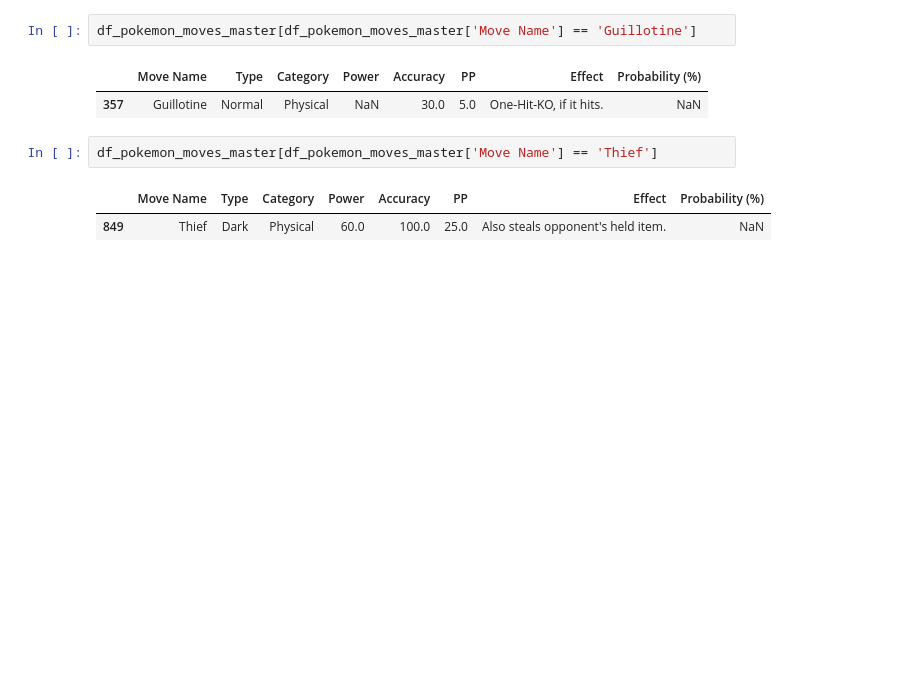
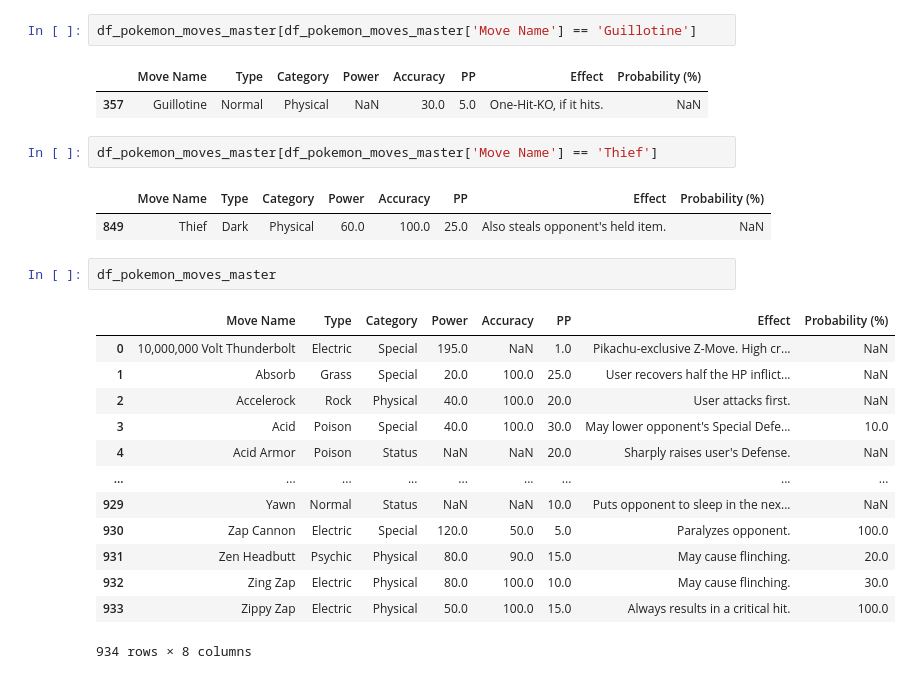
Before and after one commit to chriskopel/py_poke, a Jupyter notebook: Pick_em/Sandbox/pick_em_sandbox_v_0_2.ipynb, the cells around one changed output. Saved outputs shown, nothing was run; the diff lists cells and outputs as text; blank space fills up the shorter version.

```diff
--- a/Pick_em/Sandbox/pick_em_sandbox_v_0_2.ipynb
+++ b/Pick_em/Sandbox/pick_em_sandbox_v_0_2.ipynb
@@ -191,3 +193,19 @@ df_pokemon_moves_master[df_pokemon_moves_master['Move Name'] == 'Thief']
 # %% [output]
 |  | Move Name | Type | Category | Power | Accuracy | PP | Effect | Probability (%) |
 | 849 | Thief | Dark | Physical | 60.0 | 100.0 | 25.0 | Also steals opponent's held item. | NaN |
+# %%
+df_pokemon_moves_master
+# %% [output]
+|  | Move Name | Type | Category | Power | Accuracy | PP | Effect | Probability (%) |
+| 0 | 10,000,000 Volt Thunderbolt | Electric | Special | 195.0 | NaN | 1.0 | Pikachu-exclusive Z-Move. High cr... | NaN |
+| 1 | Absorb | Grass | Special | 20.0 | 100.0 | 25.0 | User recovers half the HP inflict... | NaN |
+| 2 | Accelerock | Rock | Physical | 40.0 | 100.0 | 20.0 | User attacks first. | NaN |
+| 3 | Acid | Poison | Special | 40.0 | 100.0 | 30.0 | May lower opponent's Special Defe... | 10.0 |
+| 4 | Acid Armor | Poison | Status | NaN | NaN | 20.0 | Sharply raises user's Defense. | NaN |
+| ... | ... | ... | ... | ... | ... | ... | ... | ... |
+| 929 | Yawn | Normal | Status | NaN | NaN | 10.0 | Puts opponent to sleep in the nex... | NaN |
+| 930 | Zap Cannon | Electric | Special | 120.0 | 50.0 | 5.0 | Paralyzes opponent. | 100.0 |
+| 931 | Zen Headbutt | Psychic | Physical | 80.0 | 90.0 | 15.0 | May cause flinching. | 20.0 |
+| 932 | Zing Zap | Electric | Physical | 80.0 | 100.0 | 10.0 | May cause flinching. | 30.0 |
+| 933 | Zippy Zap | Electric | Physical | 50.0 | 100.0 | 15.0 | Always results in a critical hit. | 100.0 |
+934 rows × 8 columns
```
Also changed, not shown: parts of 9 cells of this notebook.
